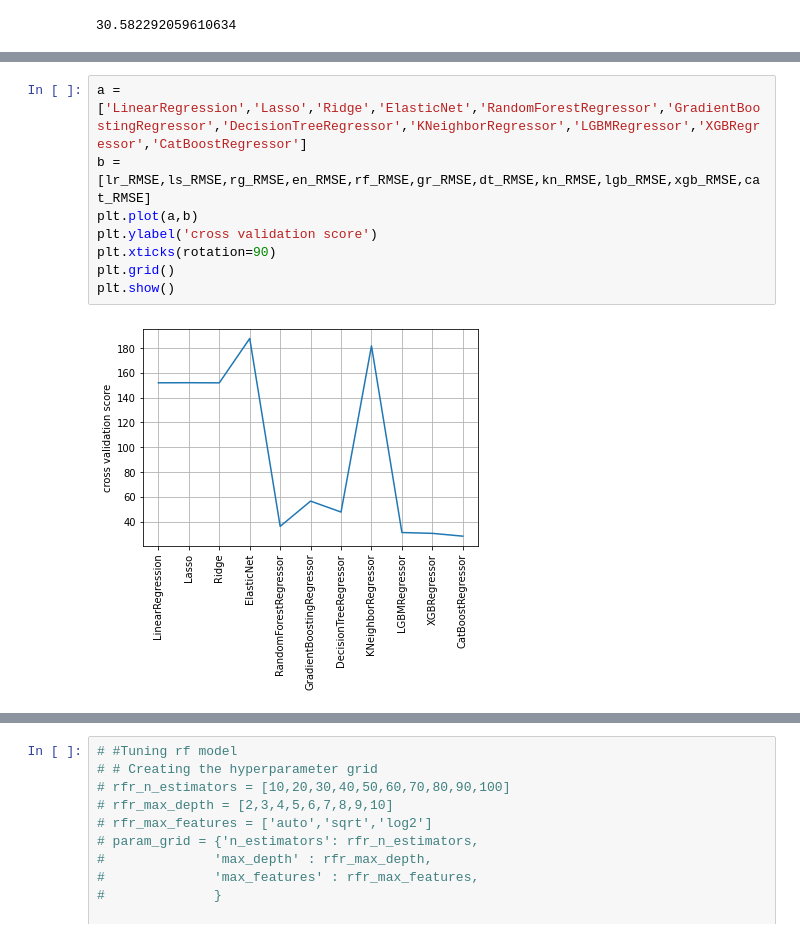
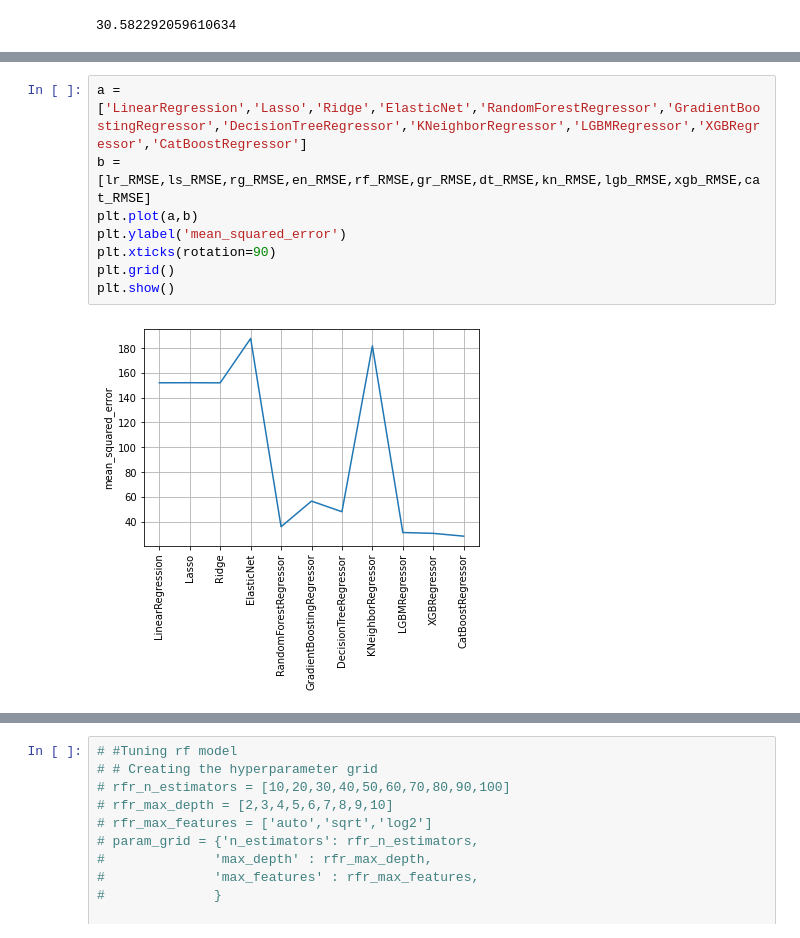
Before and after one commit to arknf/Kaggle-Submission, a Jupyter notebook: tabular-playground-series-jan-2022-catboost.ipynb, the cells around one changed output, grey strips where cells are left out. Drawn from its saved outputs; the diff is of its cells as text.

```diff
--- a/tabular-playground-series-jan-2022-catboost.ipynb
+++ b/tabular-playground-series-jan-2022-catboost.ipynb
@@ -523,13 +523,13 @@ Learning rate set to 0.066892
 # %%
 a = ['LinearRegression','Lasso','Ridge','ElasticNet','RandomForestRegressor','GradientBoostingRegressor','DecisionTreeRegressor','KNeighborRegressor','LGBMRegressor','XGBRegressor','CatBoostRegressor']
 b = [lr_RMSE,ls_RMSE,rg_RMSE,en_RMSE,rf_RMSE,gr_RMSE,dt_RMSE,kn_RMSE,lgb_RMSE,xgb_RMSE,cat_RMSE]
 plt.plot(a,b)
-plt.ylabel('cross validation score')
+plt.ylabel('mean_squared_error')
 plt.xticks(rotation=90)
 plt.grid()
 plt.show()
 # %% [output]
-[figure, old version]
+[figure, new version]
 # %%
 # #Tuning cat model
 model = CatBoostRegressor()
```
Also changed, not shown: parts of 6 cells of this notebook.
